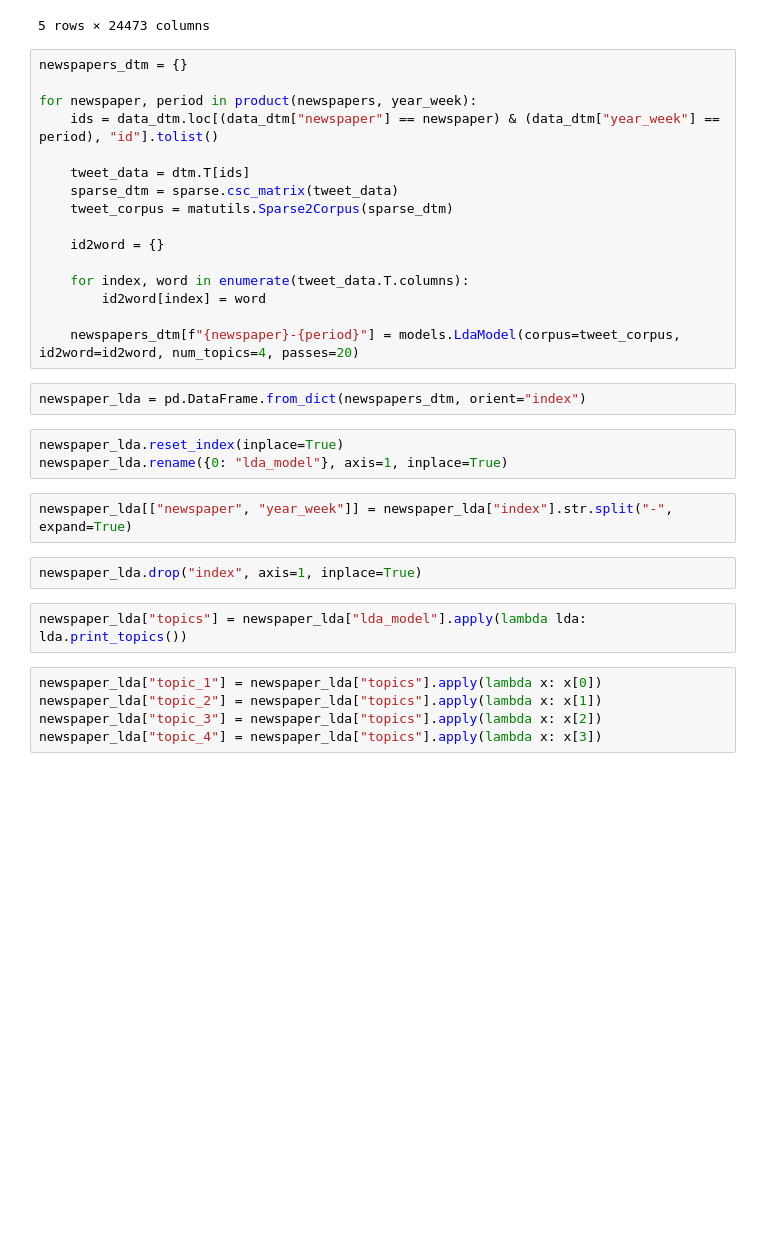
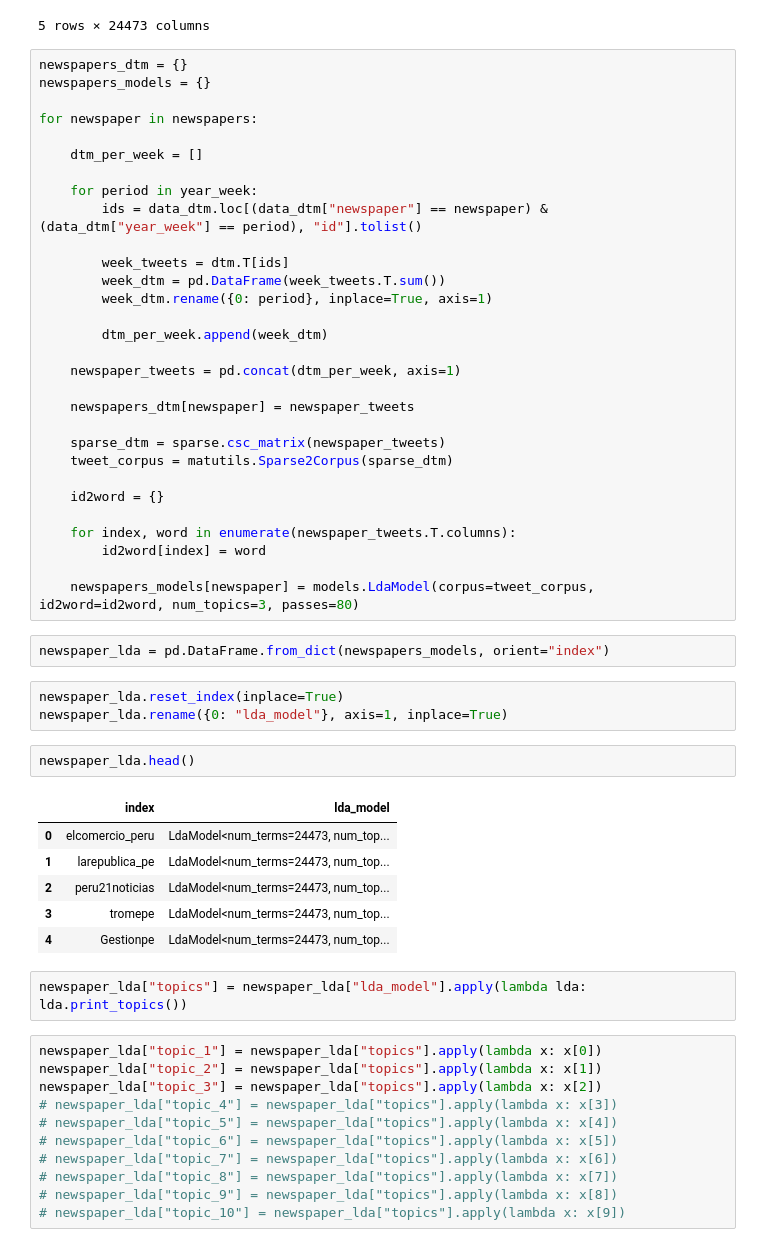
Before and after one commit to drearondov/NLP-newspapersAnalysis, a Jupyter notebook: notebooks/0.4-aerv-topic-modeling.ipynb, the cells around one changed output. Drawn from its saved outputs; the diff is of its cells as text; blank space fills up the shorter version.

```diff
--- a/notebooks/0.4-aerv-topic-modeling.ipynb
+++ b/notebooks/0.4-aerv-topic-modeling.ipynb
@@ -97,36 +97,61 @@ dtm.head()
 5 rows × 24473 columns
 # %%
 newspapers_dtm = {}
+newspapers_models = {}
 
-for newspaper, period in product(newspapers, year_week):
-    ids = data_dtm.loc[(data_dtm["newspaper"] == newspaper) & (data_dtm["year_week"] == period), "id"].tolist()
+for newspaper in newspapers:
 
-    tweet_data = dtm.T[ids]
-    sparse_dtm = sparse.csc_matrix(tweet_data)
+    dtm_per_week = []
+
+    for period in year_week:
+        ids = data_dtm.loc[(data_dtm["newspaper"] == newspaper) & (data_dtm["year_week"] == period), "id"].tolist()
+
+        week_tweets = dtm.T[ids]
+        week_dtm = pd.DataFrame(week_tweets.T.sum())
+        week_dtm.rename({0: period}, inplace=True, axis=1)
+
+        dtm_per_week.append(week_dtm)
+
+    newspaper_tweets = pd.concat(dtm_per_week, axis=1)
+
+    newspapers_dtm[newspaper] = newspaper_tweets
+
+    sparse_dtm = sparse.csc_matrix(newspaper_tweets)
     tweet_corpus = matutils.Sparse2Corpus(sparse_dtm)
 
     id2word = {}
 
-    for index, word in enumerate(tweet_data.T.columns):
+    for index, word in enumerate(newspaper_tweets.T.columns):
         id2word[index] = word
 
-    newspapers_dtm[f"{newspaper}-{period}"] = models.LdaModel(corpus=tweet_corpus, id2word=id2word, num_topics=4, passes=20)
+    newspapers_models[newspaper] = models.LdaModel(corpus=tweet_corpus, id2word=id2word, num_topics=3, passes=80)
 # %%
-newspaper_lda = pd.DataFrame.from_dict(newspapers_dtm, orient="index")
+newspaper_lda = pd.DataFrame.from_dict(newspapers_models, orient="index")
 # %%
 newspaper_lda.reset_index(inplace=True)
 newspaper_lda.rename({0: "lda_model"}, axis=1, inplace=True)
-# %%
-newspaper_lda[["newspaper", "year_week"]] = newspaper_lda["index"].str.split("-", expand=True)
-# %%
-newspaper_lda.drop("index", axis=1, inplace=True)
+# %%
+newspaper_lda.head()
+# %% [output]
+|  | index | lda_model |
+| 0 | elcomercio_peru | LdaModel<num_terms=24473, num_top... |
+| 1 | larepublica_pe | LdaModel<num_terms=24473, num_top... |
+| 2 | peru21noticias | LdaModel<num_terms=24473, num_top... |
+| 3 | tromepe | LdaModel<num_terms=24473, num_top... |
+| 4 | Gestionpe | LdaModel<num_terms=24473, num_top... |
 # %%
 newspaper_lda["topics"] = newspaper_lda["lda_model"].apply(lambda lda: lda.print_topics())
 # %%
 newspaper_lda["topic_1"] = newspaper_lda["topics"].apply(lambda x: x[0])
 newspaper_lda["topic_2"] = newspaper_lda["topics"].apply(lambda x: x[1])
 newspaper_lda["topic_3"] = newspaper_lda["topics"].apply(lambda x: x[2])
-newspaper_lda["topic_4"] = newspaper_lda["topics"].apply(lambda x: x[3])
+# newspaper_lda["topic_4"] = newspaper_lda["topics"].apply(lambda x: x[3])
+# newspaper_lda["topic_5"] = newspaper_lda["topics"].apply(lambda x: x[4])
+# newspaper_lda["topic_6"] = newspaper_lda["topics"].apply(lambda x: x[5])
+# newspaper_lda["topic_7"] = newspaper_lda["topics"].apply(lambda x: x[6])
+# newspaper_lda["topic_8"] = newspaper_lda["topics"].apply(lambda x: x[7])
+# newspaper_lda["topic_9"] = newspaper_lda["topics"].apply(lambda x: x[8])
+# newspaper_lda["topic_10"] = newspaper_lda["topics"].apply(lambda x: x[9])
 # %%
 newspaper_lda.head()
 # %% [output]
```
Also changed, not shown: parts of 1 cell of this notebook, 6 other files.
